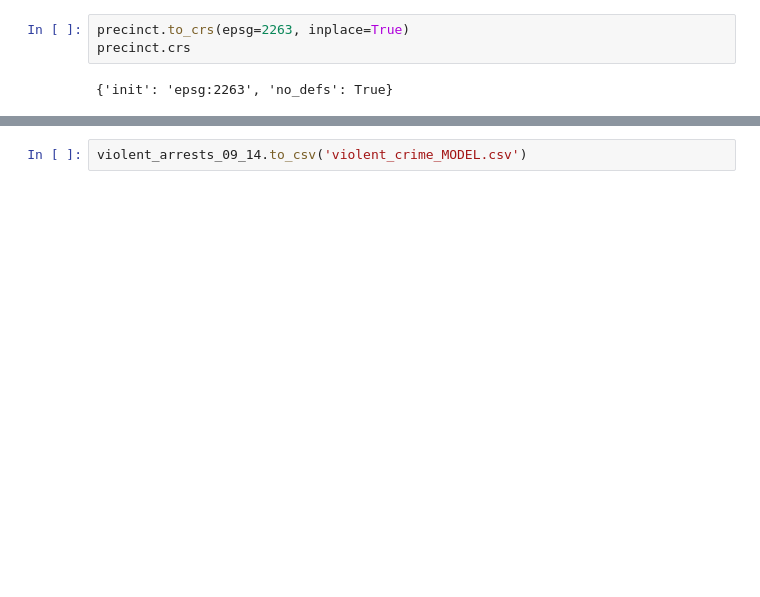
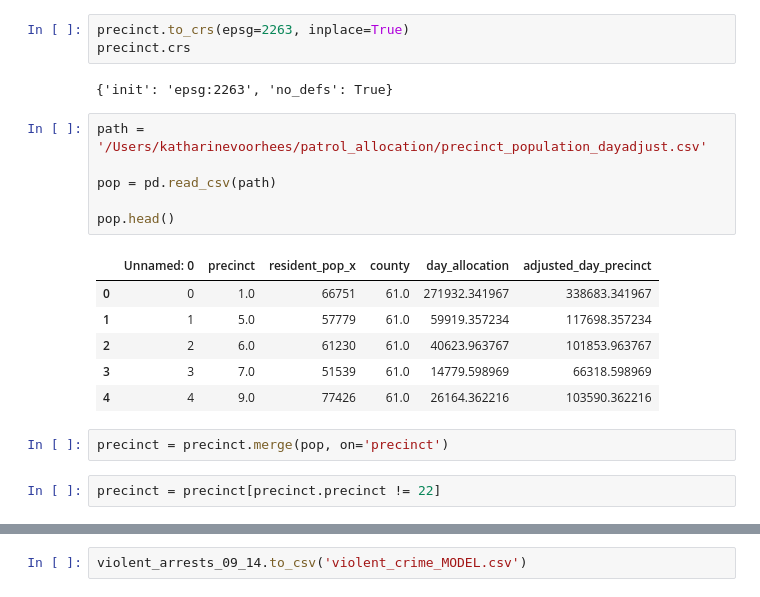
Before and after one commit to tharma3/patrol_allocation, a Jupyter notebook: notebooks/Model-Violent Crime.ipynb, the cells around one changed output, grey strips where cells are left out. Saved outputs shown, nothing was run; the diff lists cells and outputs as text; blank space fills up the shorter version.

```diff
--- a/notebooks/Model-Violent Crime.ipynb
+++ b/notebooks/Model-Violent Crime.ipynb
@@ -166,3 +166,20 @@ precinct.to_crs(epsg=2263, inplace=True)
 precinct.crs
 # %% [output]
 {'init': 'epsg:2263', 'no_defs': True}
+# %%
+path = '/Users/katharinevoorhees/patrol_allocation/precinct_population_dayadjust.csv'
+
+pop = pd.read_csv(path)
+
+pop.head()
+# %% [output]
+|  | Unnamed: 0 | precinct | resident_pop_x | county | day_allocation | adjusted_day_precinct |
+| 0 | 0 | 1.0 | 66751 | 61.0 | 271932.341967 | 338683.341967 |
+| 1 | 1 | 5.0 | 57779 | 61.0 | 59919.357234 | 117698.357234 |
+| 2 | 2 | 6.0 | 61230 | 61.0 | 40623.963767 | 101853.963767 |
+| 3 | 3 | 7.0 | 51539 | 61.0 | 14779.598969 | 66318.598969 |
+| 4 | 4 | 9.0 | 77426 | 61.0 | 26164.362216 | 103590.362216 |
+# %%
+precinct = precinct.merge(pop, on='precinct')
+# %%
+precinct = precinct[precinct.precinct != 22]
```
Also changed, not shown: parts of 4 cells of this notebook, 8 other files.
